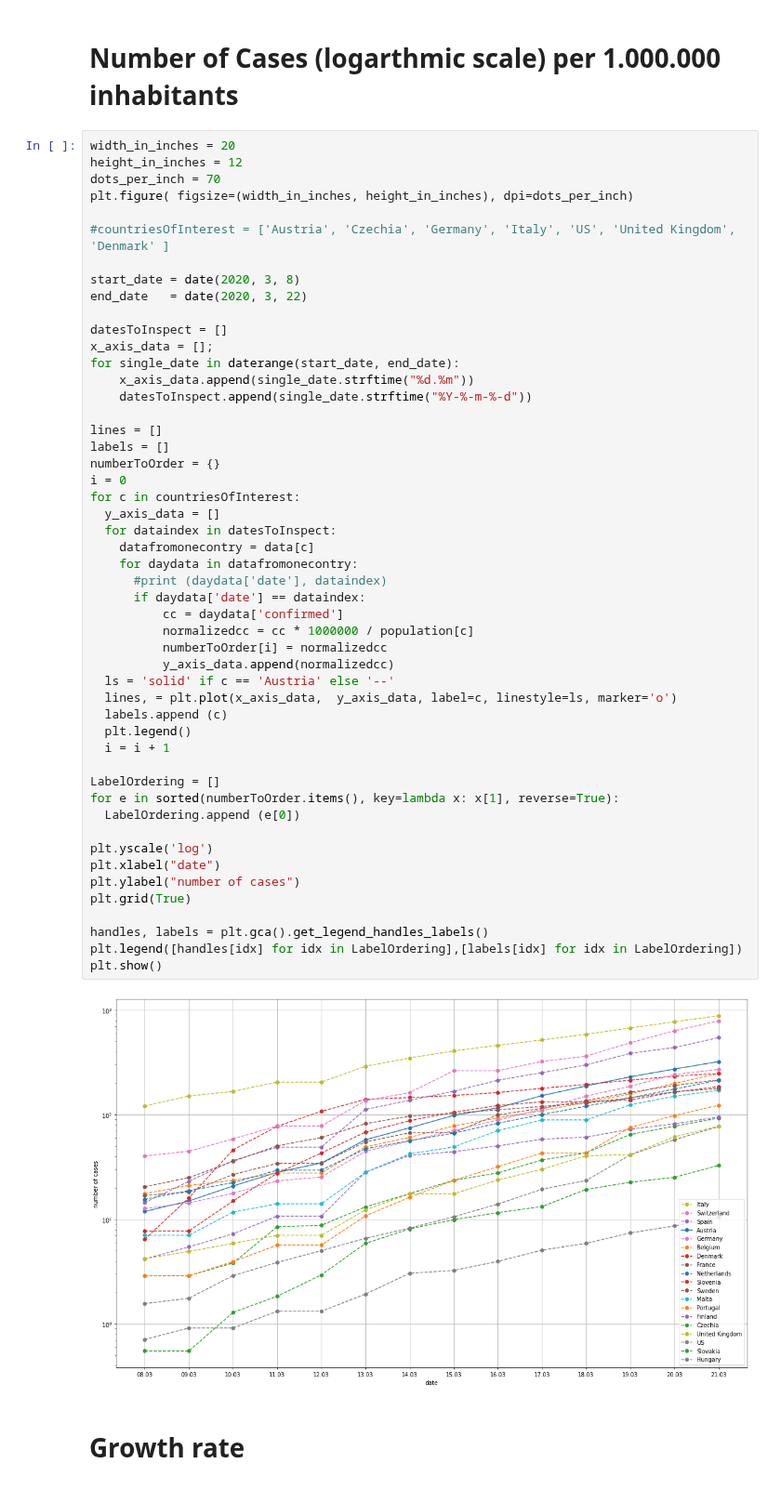
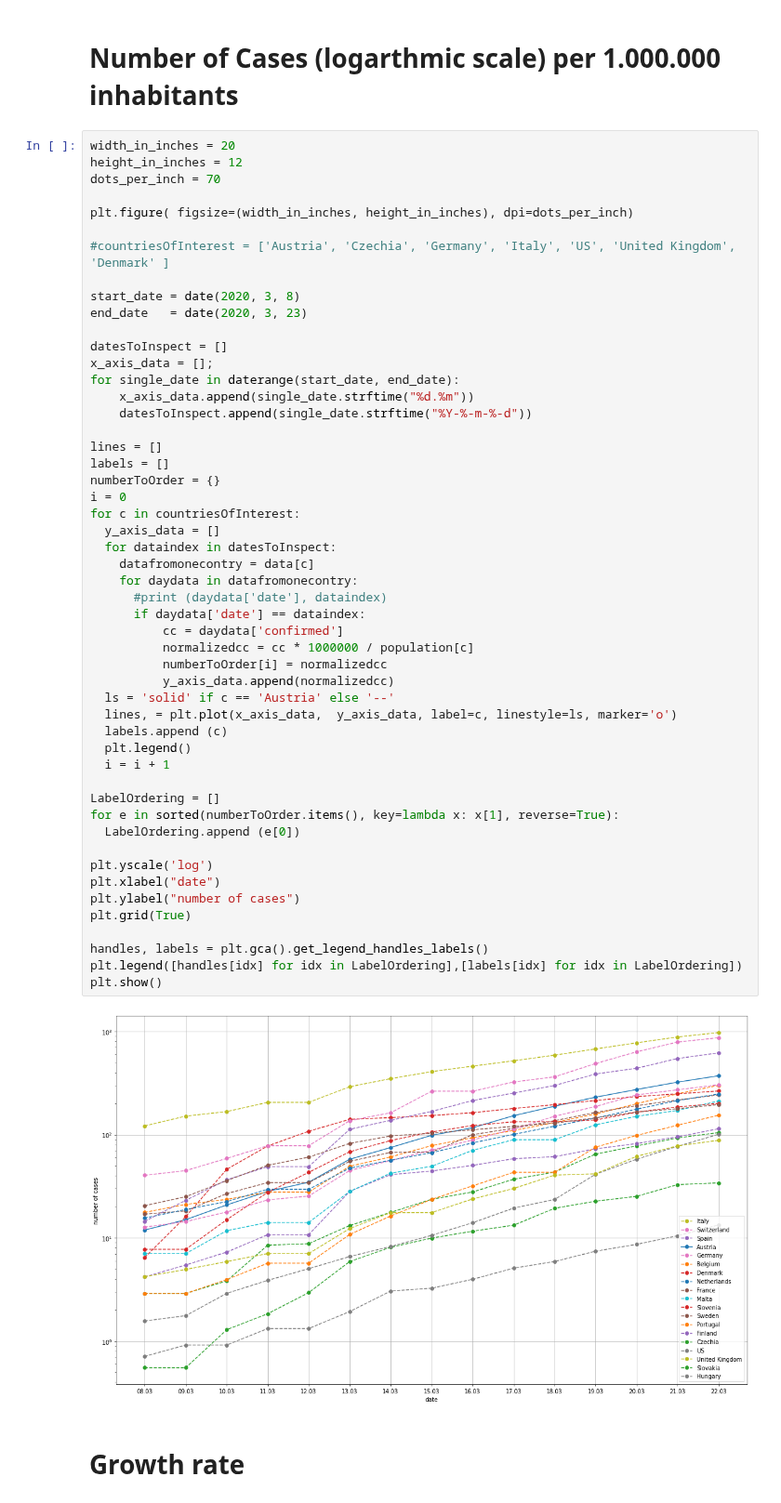
Before and after one commit to human-centered-ai-lab/app-covid-19-playground, a Jupyter notebook: covid_19_playground.ipynb, the cells around one changed output. Shown at 93% size. Cells and saved outputs as stored; diff of their text form.

```diff
--- a/covid_19_playground.ipynb
+++ b/covid_19_playground.ipynb
@@ -59,12 +59,13 @@ COUNTRIES OF INTEREST WITH POPULATION
 width_in_inches = 20
 height_in_inches = 12
 dots_per_inch = 70
+
 plt.figure( figsize=(width_in_inches, height_in_inches), dpi=dots_per_inch)
 
 #countriesOfInterest = ['Austria', 'Czechia', 'Germany', 'Italy', 'US', 'United Kingdom', 'Denmark' ]
 
 start_date = date(2020, 3, 8)
-end_date   = date(2020, 3, 22)
+end_date   = date(2020, 3, 23)
 
 datesToInspect = []
 x_axis_data = [];
@@ -79,34 +80,34 @@ i = 0
 for c in countriesOfInterest:
   y_axis_data = []
   for dataindex in datesToInspect:
     datafromonecontry = data[c]
     for daydata in datafromonecontry:
       #print (daydata['date'], dataindex)
       if daydata['date'] == dataindex:
           cc = daydata['confirmed']
           normalizedcc = cc * 1000000 / population[c]
           numberToOrder[i] = normalizedcc
           y_axis_data.append(normalizedcc)
   ls = 'solid' if c == 'Austria' else '--'
   lines, = plt.plot(x_axis_data,  y_axis_data, label=c, linestyle=ls, marker='o')
   labels.append (c)
   plt.legend()
   i = i + 1
 
 LabelOrdering = []
 for e in sorted(numberToOrder.items(), key=lambda x: x[1], reverse=True):
   LabelOrdering.append (e[0])
 
 plt.yscale('log')
 plt.xlabel("date")
 plt.ylabel("number of cases")
 plt.grid(True)
 
 handles, labels = plt.gca().get_legend_handles_labels()
 plt.legend([handles[idx] for idx in LabelOrdering],[labels[idx] for idx in LabelOrdering])
 plt.show()
 # %% [output]
-[figure, old version]
+[figure, new version]
 # %% [markdown]
 # **Growth rate**
 # %%
```
Also changed, not shown: parts of 2 cells of this notebook.
